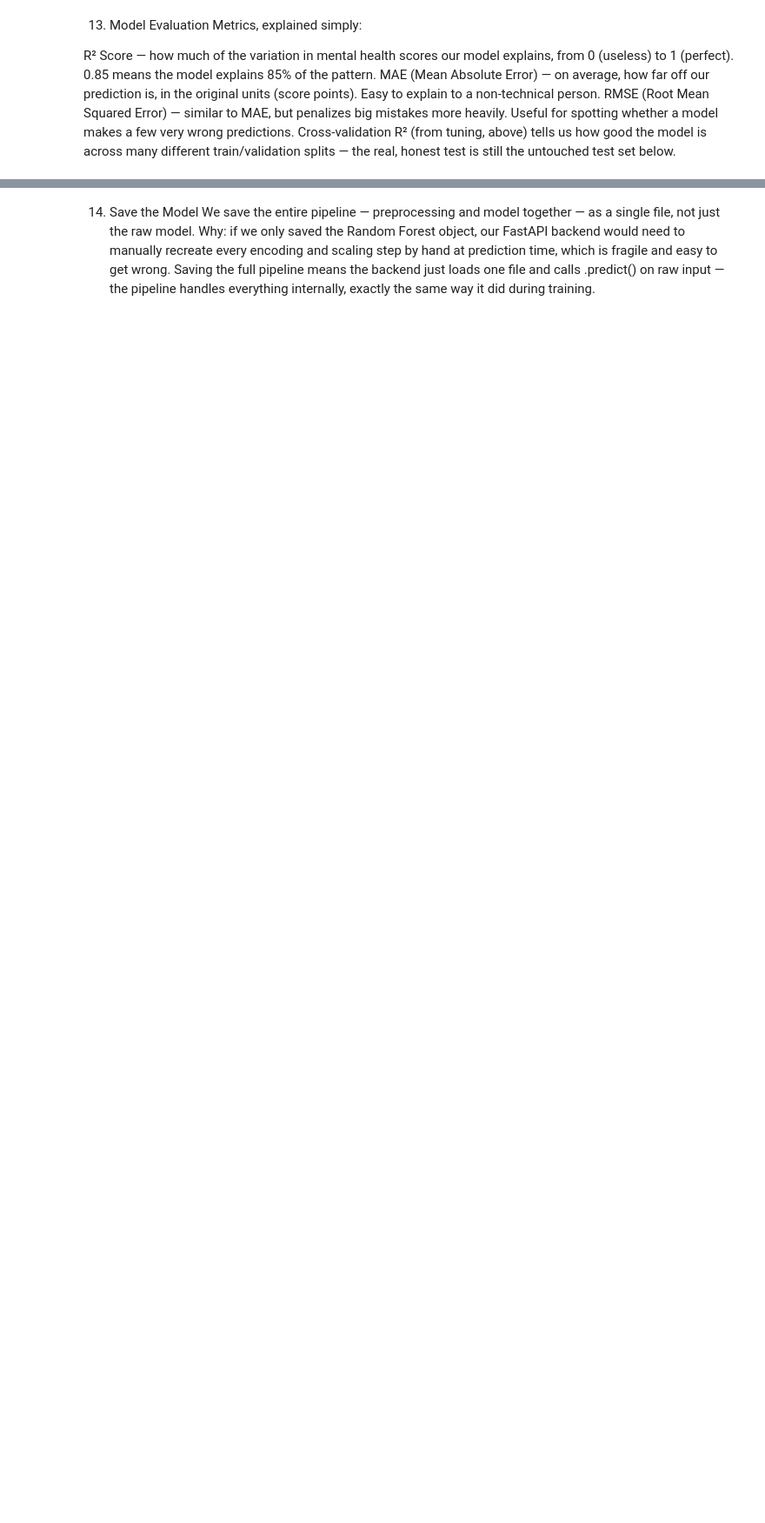
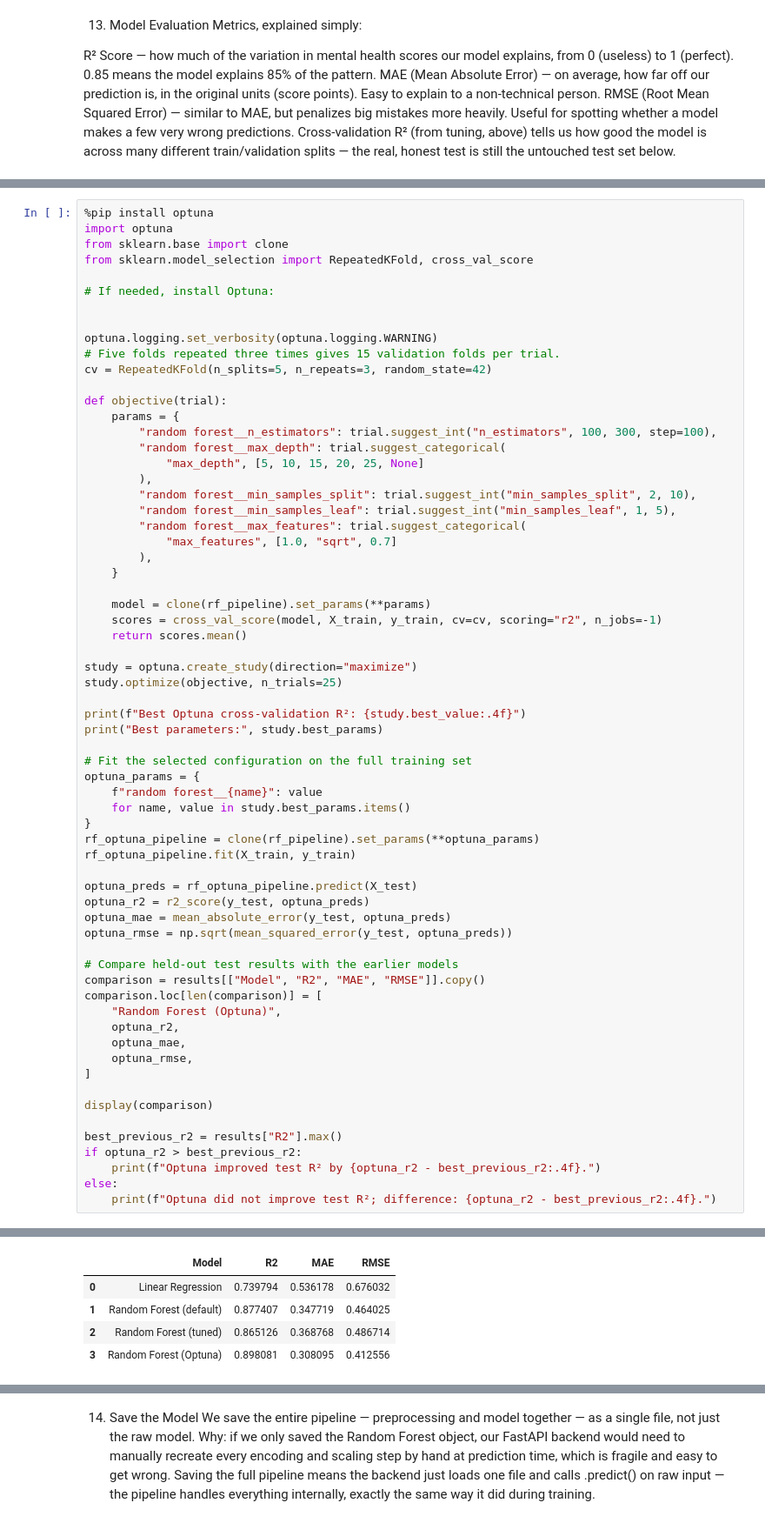
Before and after one commit to pathelasaruchi/Mental_Health_Score, a Jupyter notebook: Mental_Health.ipynb, the cells around one changed output, grey strips where cells are left out. Shown at 87% size. Drawn from its saved outputs; the diff is of its cells as text; blank space fills up the shorter version.

```diff
--- a/Mental_Health.ipynb
+++ b/Mental_Health.ipynb
@@ -588,0 +584,66 @@ print(results)
+# %%
+%pip install optuna
+import optuna
+from sklearn.base import clone
+from sklearn.model_selection import RepeatedKFold, cross_val_score
+
+# If needed, install Optuna:
+
+
+optuna.logging.set_verbosity(optuna.logging.WARNING)
+# Five folds repeated three times gives 15 validation folds per trial.
+cv = RepeatedKFold(n_splits=5, n_repeats=3, random_state=42)
+
+def objective(trial):
+    params = {
+        "random forest__n_estimators": trial.suggest_int("n_estimators", 100, 300, step=100),
+        "random forest__max_depth": trial.suggest_categorical(
+            "max_depth", [5, 10, 15, 20, 25, None]
+        ),
+        "random forest__min_samples_split": trial.suggest_int("min_samples_split", 2, 10),
+        "random forest__min_samples_leaf": trial.suggest_int("min_samples_leaf", 1, 5),
+        "random forest__max_features": trial.suggest_categorical(
+            "max_features", [1.0, "sqrt", 0.7]
+        ),
+    }
+
+    model = clone(rf_pipeline).set_params(**params)
+    scores = cross_val_score(model, X_train, y_train, cv=cv, scoring="r2", n_jobs=-1)
+    return scores.mean()
+
+study = optuna.create_study(direction="maximize")
+study.optimize(objective, n_trials=25)
+
+print(f"Best Optuna cross-validation R²: {study.best_value:.4f}")
+print("Best parameters:", study.best_params)
+
+# Fit the selected configuration on the full training set
+optuna_params = {
+    f"random forest__{name}": value
+    for name, value in study.best_params.items()
+}
+rf_optuna_pipeline = clone(rf_pipeline).set_params(**optuna_params)
+rf_optuna_pipeline.fit(X_train, y_train)
+
+optuna_preds = rf_optuna_pipeline.predict(X_test)
+optuna_r2 = r2_score(y_test, optuna_preds)
+optuna_mae = mean_absolute_error(y_test, optuna_preds)
+optuna_rmse = np.sqrt(mean_squared_error(y_test, optuna_preds))
+
+# Compare held-out test results with the earlier models
+comparison = results[["Model", "R2", "MAE", "RMSE"]].copy()
+comparison.loc[len(comparison)] = [
+    "Random Forest (Optuna)",
+    optuna_r2,
+    optuna_mae,
+    optuna_rmse,
+]
+
+display(comparison)
+
+best_previous_r2 = results["R2"].max()
+if optuna_r2 > best_previous_r2:
+    print(f"Optuna improved test R² by {optuna_r2 - best_previous_r2:.4f}.")
+else:
+    print(f"Optuna did not improve test R²; difference: {optuna_r2 - best_previous_r2:.4f}.")
+# %% [output]
@@ -588,0 +667,5 @@ print(results)
+|  | Model | R2 | MAE | RMSE |
+| 0 | Linear Regression | 0.739794 | 0.536178 | 0.676032 |
+| 1 | Random Forest (default) | 0.877407 | 0.347719 | 0.464025 |
+| 2 | Random Forest (tuned) | 0.865126 | 0.368768 | 0.486714 |
+| 3 | Random Forest (Optuna) | 0.898081 | 0.308095 | 0.412556 |
```
Also changed, not shown: parts of 18 cells of this notebook, 3 other files.
